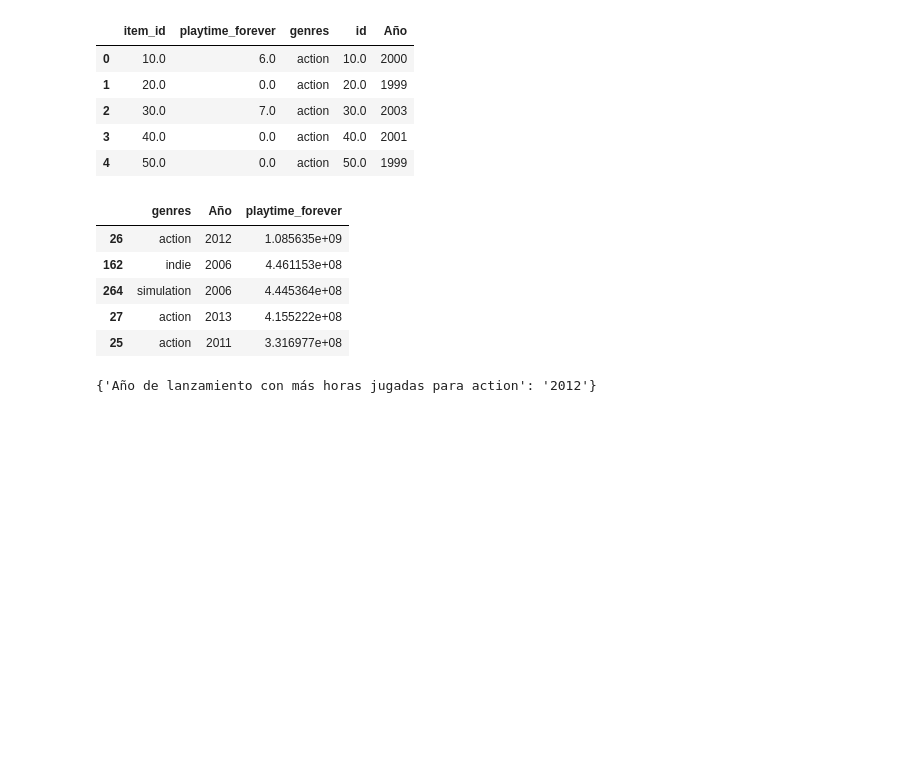
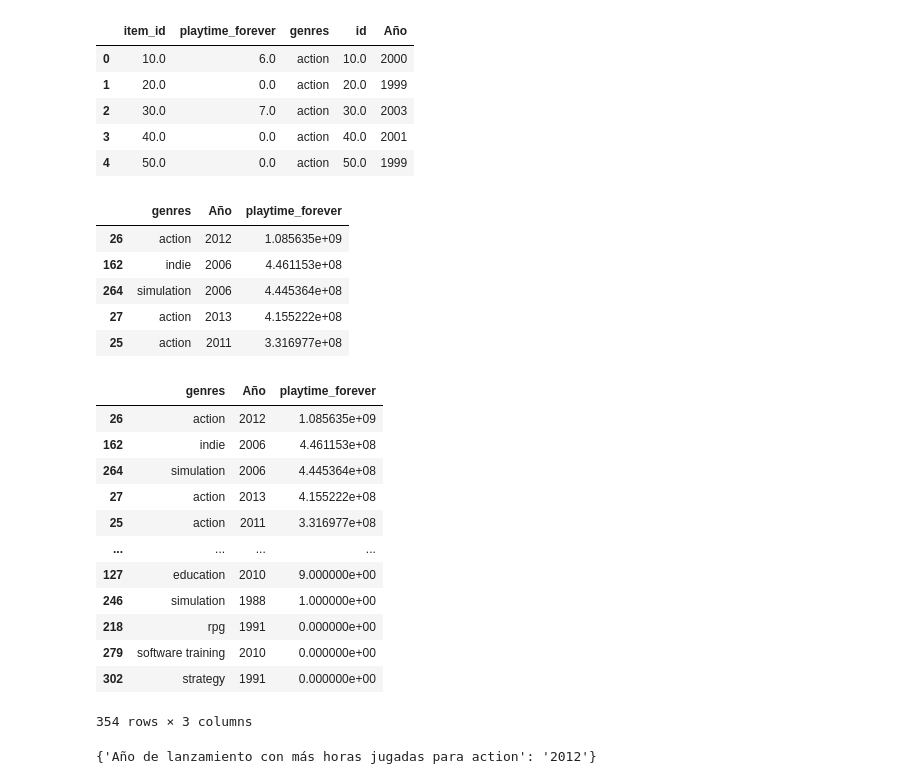
Before and after one commit to rafaelalvarez702/PI_MLOps_01, a Jupyter notebook: funciones_api.ipynb, the cells around one changed output. Cells and saved outputs as stored; diff of their text form; code cells hidden in the pictures; blank space fills up the shorter version.

```diff
--- a/funciones_api.ipynb
+++ b/funciones_api.ipynb
@@ -151,6 +151,22 @@ df_PlayTimeGenre.head(5)
 | 264 | simulation | 2006 | 4.445364e+08 |
 | 27 | action | 2013 | 4.155222e+08 |
 | 25 | action | 2011 | 3.316977e+08 |
+# %%
+df_PlayTimeGenre
+# %% [output]
+|  | genres | Año | playtime_forever |
+| 26 | action | 2012 | 1.085635e+09 |
+| 162 | indie | 2006 | 4.461153e+08 |
+| 264 | simulation | 2006 | 4.445364e+08 |
+| 27 | action | 2013 | 4.155222e+08 |
+| 25 | action | 2011 | 3.316977e+08 |
+| ... | ... | ... | ... |
+| 127 | education | 2010 | 9.000000e+00 |
+| 246 | simulation | 1988 | 1.000000e+00 |
+| 218 | rpg | 1991 | 0.000000e+00 |
+| 279 | software training | 2010 | 0.000000e+00 |
+| 302 | strategy | 1991 | 0.000000e+00 |
+354 rows × 3 columns
 # %%
 def PlayTimeGenre( genero : str ):
 
```
Also changed, not shown: parts of 4 cells of this notebook, 2 other files.
